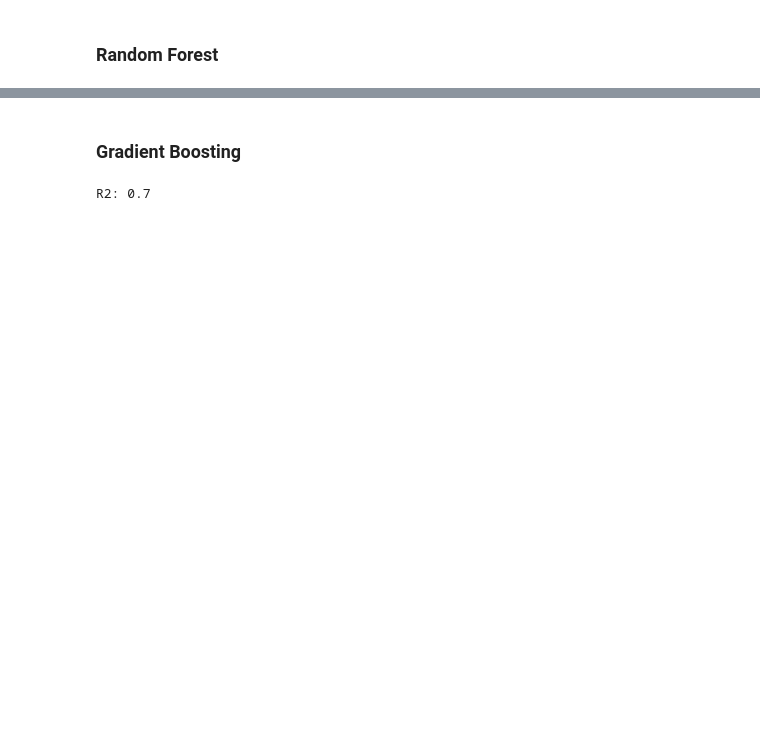
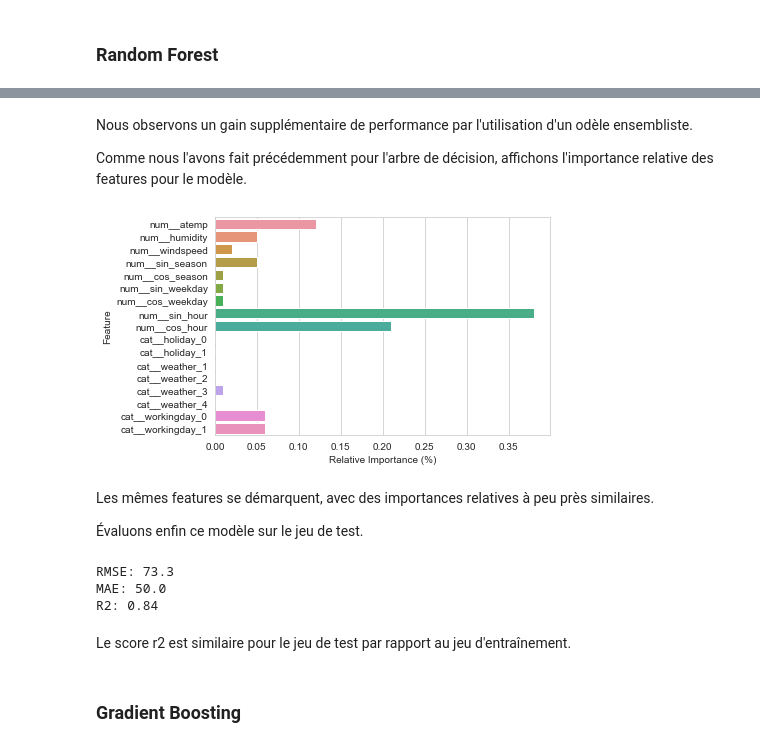
Before and after one commit to Antoine101/Bike-Sharing-Demand, a Jupyter notebook: Bike Sharing Demand.ipynb, the cells around one changed output, grey strips where cells are left out. Cells and saved outputs as stored; diff of their text form; code cells hidden in the pictures; blank space fills up the shorter version.

```diff
--- a/Bike Sharing Demand.ipynb
+++ b/Bike Sharing Demand.ipynb
@@ -585,8 +637,3 @@ pipeline = Pipeline([
     ("preprocessor", preprocessor),
     ("model", RandomForestRegressor()),
 ])
-# %%
-pipeline.fit(X_train, y_train)
-predictions = pipeline.predict(X_test)
-r2 = r2_score(y_test, predictions)
-print(f"R2: {round(r2, 2)}")
@@ -595,10 +642,10 @@ R2: 0.7
 # %%
 random_grid = {
-    "model__n_estimators": [int(x) for x in np.linspace(start=10, stop=100, num=10)],
+    "model__n_estimators": [int(x) for x in np.linspace(start=50, stop=1000, num=10)],
     "model__max_features": ["auto", "sqrt"],
-    "model__max_depth": [int(x) for x in np.linspace(10, 20, num=2)],
-    "model__min_samples_split": [2, 10],
-    "model__min_samples_leaf": [1, 4],
+    "model__max_depth": [int(x) for x in np.linspace(2, 50, num=10)],
+    "model__min_samples_split": [int(x) for x in np.linspace(2, 50, num=10)],
+    "model__min_samples_leaf": [int(x) for x in np.linspace(1, 50, num=10)],
     "model__bootstrap": [True, False]
 }
 
@@ -626,13 +675,12 @@ random_search = RandomizedSearchCV(
                                     estimator=pipeline,
                                     param_distributions=random_grid,
                                     scoring="r2",
-                                    n_iter=10,
+                                    n_iter=100,
                                     cv=5,
                                     verbose=1,
                                     random_state=42,
-                                    n_jobs=4
+                                    n_jobs=6
                                 )
+
 random_search.fit(X_train, y_train)
-print(f"Best score: {round(random_search.best_score_, 2)}")
-pp.pprint(random_search.best_params_)
 # %% [output]
@@ -653,3 +716,33 @@ R2: 0.72
+# %% [markdown]
+Nous observons un gain supplémentaire de performance par l'utilisation d'un odèle ensembliste.
+
+Comme nous l'avons fait précédemment pour l'arbre de décision, affichons l'importance relative des features pour le modèle.
+# %%
+features_name = pipeline.named_steps["preprocessor"].get_feature_names_out()
+features_importance = np.around(random_search.best_estimator_.named_steps["model"].feature_importances_, decimals=2)
+
+fi_df = pd.DataFrame(data={"name": features_name, "importance": features_importance})
+
+sns.color_palette("pastel")
+sns.barplot(x="importance", y="name", data=fi_df, orient="h")
+plt.xlabel("Relative Importance (%)")
+plt.ylabel("Feature")
+plt.show()
+# %% [output]
+[figure, added]
+# %% [markdown]
+Les mêmes features se démarquent, avec des importances relatives à peu près similaires.
+
+Évaluons enfin ce modèle sur le jeu de test.
+# %%
+predictions = random_search.predict(X_test)
+random_forest_metrics = metrics(y_test, predictions)
+# %% [output]
+RMSE: 73.3
+MAE: 50.0
+R2: 0.84
+# %% [markdown]
+Le score r2 est similaire pour le jeu de test par rapport au jeu d'entraînement.
 # %% [markdown]
 ### Gradient Boosting
 # %%
@@ -657,12 +750,5 @@ pipeline = Pipeline([
     ("preprocessor", preprocessor),
     ("model", GradientBoostingRegressor()),
 ])
-# %%
-pipeline.fit(X_train, y_train)
-predictions = pipeline.predict(X_test)
-r2 = r2_score(y_test, predictions)
-print(f"R2: {round(r2,1)}")
-# %% [output]
-R2: 0.7
 # %%
 random_grid = {
```
Also changed, not shown: parts of 91 cells of this notebook.
